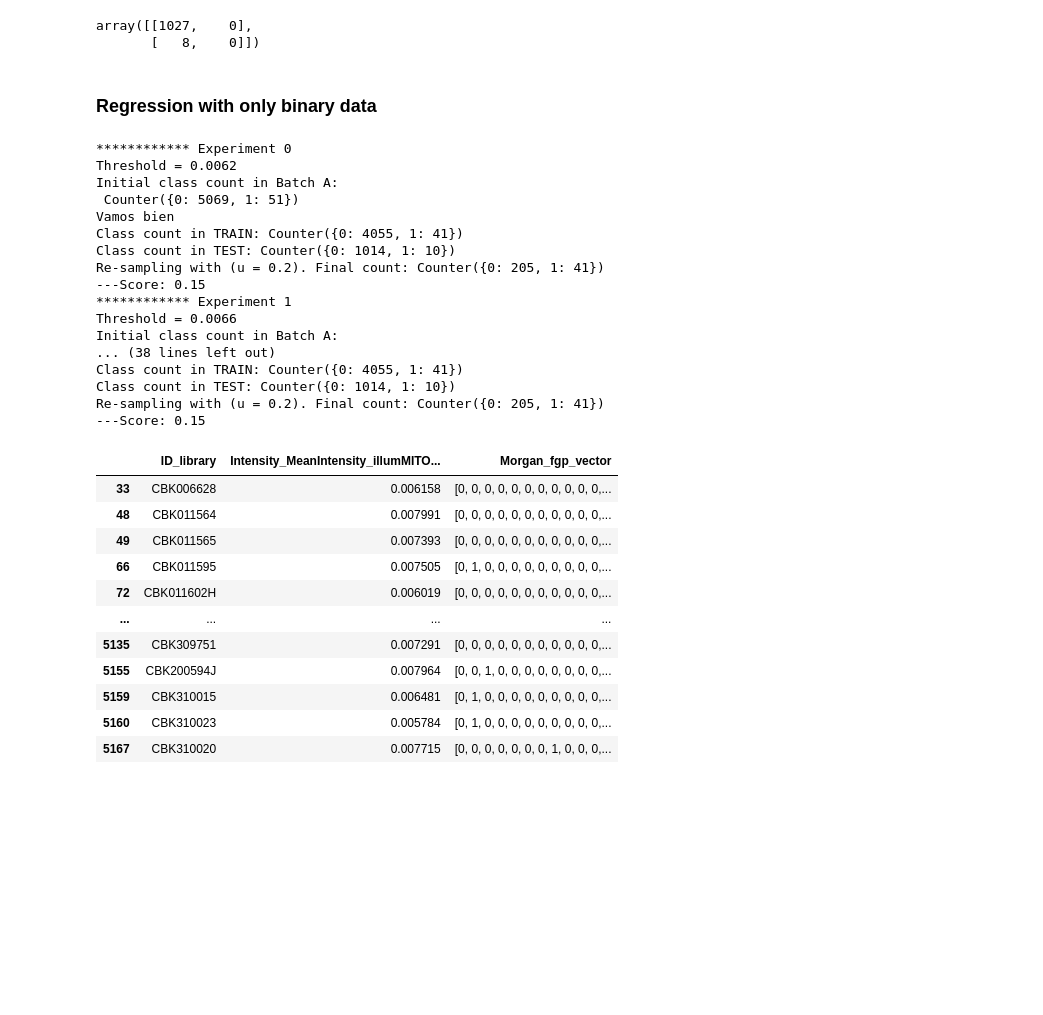
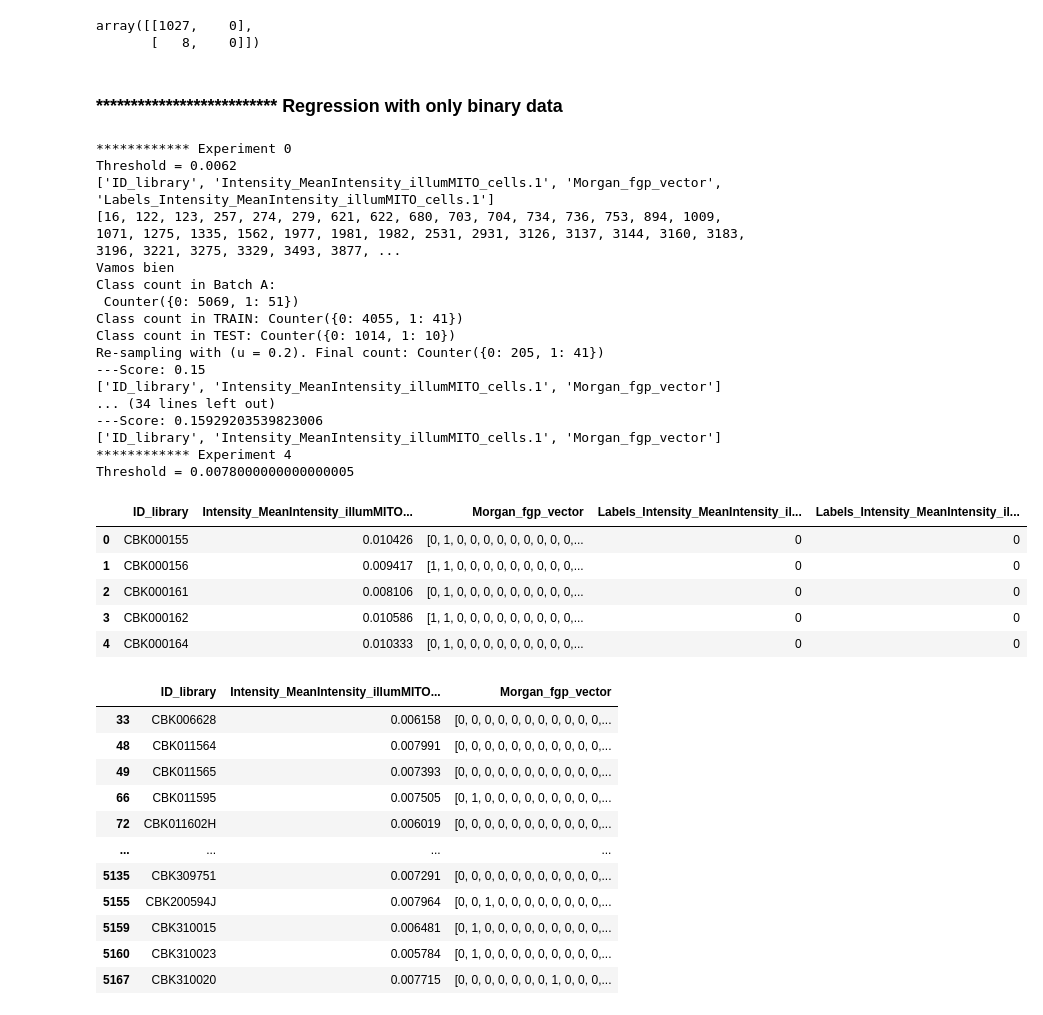
Before and after one commit to pharmbio/Thesis_ActLearn_DOP_2022, a Jupyter notebook: main/supervised_learning/data_creation.ipynb, the cells around one changed output. Cells and saved outputs as stored; diff of their text form; code cells hidden in the pictures; blank space fills up the shorter version.

Commit message:
Playith with threshold values

```diff
--- a/main/supervised_learning/data_creation.ipynb
+++ b/main/supervised_learning/data_creation.ipynb
@@ -93,5 +92,5 @@ The duplicate columns are:
 # %%
-dup_cols[8] = 'Intensity_MeanIntensity_illumMITO_cells'
+dup_cols[-1] = 'Intensity_MeanIntensity_illumMITO_cells'
 # %%
 # Check if Intensity_MeanIntensity_illumMITO_cells is a repeate column
 #sss_batchA['Intensity_MeanIntensity_illumMITO_cells'].equals(sss_batchA['Intensity_MeanIntensity_illumMITO_cells.1'])
@@ -291,4 +288,4 @@ cf_lss_mo
 array([[1027,    0],
        [   8,    0]])
 # %% [markdown]
-### Regression with only binary data
+### ************************** Regression with only binary data
@@ -302,18 +292,39 @@ under_sampler = RandomUnderSampler(sampling_strategy = 0.2 ,random_state=42)
 # %%
+df_morgan_data = data[['ID_library','Intensity_MeanIntensity_illumMITO_cells.1','Morgan_fgp_vector']]
+df_morgan_data.head(5)
+# ------ Classifier:
+#clf = AdaBoostClassifier(DecisionTreeClassifier(max_depth = 3), n_estimators = 100, random_state = 84723)
+# ------ Sampling method
+#under_sampler = RandomUnderSampler(sampling_strategy = 0.2 ,random_state=42)
+
 counter = 0
 score_matrix = []
+u = 0.2 # Under sampling rate
 for tr in np.arange(0.0062,0.0082,0.0004):
+
+    # ------ Classifier:
+    clf = AdaBoostClassifier(DecisionTreeClassifier(max_depth = 3), n_estimators = 100, random_state = 84723)
+    # ------ Sampling method
+    under_sampler = RandomUnderSampler(sampling_strategy = u ,random_state=42)
 
     print(f'************ Experiment {counter}')
     print(f'Threshold = {tr}')
 
     # Get labels according to the threshold
-    df_training_mo_tr = fun.labelling_v2(df_training_morgan, 'Intensity_MeanIntensity_illumMITO_cells.1',3, 1, 0, tr)
-    print(f'Initial class count in Batch A:\n {Counter(y)}')
+    df_training_mo = fun.labelling_v2(data = df_morgan_data.copy(), col_reference = 'Intensity_MeanIntensity_illumMITO_cells.1',
+                     labels_position = 3, label_positive = 1, label_negative = 0, threshold = tr)
+    print(list(df_training_mo.columns.values))
 
     #--------- Check that everythinG is unique
     # Find duplications and store for cleaning
+    #df_training_mo_duplicates = df_training_mo[df_training_mo['Morgan_fgp_vector'].duplicated(keep=False)]
+    # Create a df with unique Morgan fg only
+    #df_training_mo = df_training_mo.drop(df_training_mo_duplicates.index.tolist())
+    # Check if there are positive labels. Drop al the rest
+    #df_training_mo_duplicates = df_training_mo_duplicates[df_training_mo_duplicates['Labels_Intensity_MeanIntensity_illumMITO_cells.1']==1]
+
     df_training_mo_duplicates = df_training_mo[df_training_mo['Morgan_fgp_vector'].duplicated(keep=False)]
+    print(df_training_mo_duplicates.index.tolist())
     # Create a df with unique Morgan fg only
     df_training_mo = df_training_mo.drop(df_training_mo_duplicates.index.tolist())
     # Check if there are positive labels. Drop al the rest
@@ -330,6 +341,7 @@ for tr in np.arange(0.0062,0.0082,0.0004):
     X_morgan = df_training_mo['Morgan_fgp_vector'].tolist()
     X_morgan = np.asarray(X_morgan)
     y = df_training_mo['Labels_Intensity_MeanIntensity_illumMITO_cells.1'].values
+    print(f'Class count in Batch A:\n {Counter(y)}')
 
     # Split proportionally
     X_train, X_test, y_train, y_test = train_test_split(X_morgan, y, test_size=0.2, stratify=y, random_state=6752)
@@ -340,7 +352,7 @@ for tr in np.arange(0.0062,0.0082,0.0004):
     x_train_re_un, y_train_re_un = under_sampler.fit_resample(X_train, y_train)
 
     # summarize class distribution
-    print('Re-sampling with (u = {}). Final count: {}'.format(0.2, Counter(y_train_re_un)))
+    print('Re-sampling with (u = {}). Final count: {}'.format(u, Counter(y_train_re_un)))
 
     #------- Training and evaluating
     clf.fit(x_train_re_un, y_train_re_un)
@@ -350,24 +362,36 @@ for tr in np.arange(0.0062,0.0082,0.0004):
 
     score_matrix.append(score)
     counter += 1
+
+    df_training_mo = df_training_mo.drop('Labels_Intensity_MeanIntensity_illumMITO_cells.1', axis = 1)
+    print(list(df_training_mo.columns.values))
 # %% [output]
 ************ Experiment 0
 Threshold = 0.0062
-Initial class count in Batch A:
+['ID_library', 'Intensity_MeanIntensity_illumMITO_cells.1', 'Morgan_fgp_vector', 'Labels_Intensity_MeanIntensity_illumMITO_cells.1']
+[16, 122, 123, 257, 274, 279, 621, 622, 680, 703, 704, 734, 736, 753, 894, 1009, 1071, 1275, 1335, 1562, 1977, 1981, 1982, 2531, 2931, 3126, 3137, 3144, 3160, 3183, 3196, 3221, 3275, 3329, 3493, 3877, ...
+Vamos bien
+Class count in Batch A:
  Counter({0: 5069, 1: 51})
-Vamos bien
 Class count in TRAIN: Counter({0: 4055, 1: 41})
 Class count in TEST: Counter({0: 1014, 1: 10})
 Re-sampling with (u = 0.2). Final count: Counter({0: 205, 1: 41})
 ---Score: 0.15
-************ Experiment 1
-Threshold = 0.0066
-Initial class count in Batch A:
-... (38 lines left out)
-Class count in TRAIN: Counter({0: 4055, 1: 41})
-Class count in TEST: Counter({0: 1014, 1: 10})
-Re-sampling with (u = 0.2). Final count: Counter({0: 205, 1: 41})
----Score: 0.15
+['ID_library', 'Intensity_MeanIntensity_illumMITO_cells.1', 'Morgan_fgp_vector']
+... (34 lines left out)
+---Score: 0.15929203539823006
+['ID_library', 'Intensity_MeanIntensity_illumMITO_cells.1', 'Morgan_fgp_vector']
+************ Experiment 4
+Threshold = 0.0078000000000000005
+# %%
+df_morgan_data.head()
+# %% [output]
+|  | ID_library | Intensity_MeanIntensity_illumMITO... | Morgan_fgp_vector | Labels_Intensity_MeanIntensity_il... | Labels_Intensity_MeanIntensity_il... |
+| 0 | CBK000155 | 0.010426 | [0, 1, 0, 0, 0, 0, 0, 0, 0, 0, 0,... | 0 | 0 |
+| 1 | CBK000156 | 0.009417 | [1, 1, 0, 0, 0, 0, 0, 0, 0, 0, 0,... | 0 | 0 |
+| 2 | CBK000161 | 0.008106 | [0, 1, 0, 0, 0, 0, 0, 0, 0, 0, 0,... | 0 | 0 |
+| 3 | CBK000162 | 0.010586 | [1, 1, 0, 0, 0, 0, 0, 0, 0, 0, 0,... | 0 | 0 |
+| 4 | CBK000164 | 0.010333 | [0, 1, 0, 0, 0, 0, 0, 0, 0, 0, 0,... | 0 | 0 |
 # %%
 df_training_morgan[df_training_morgan['Intensity_MeanIntensity_illumMITO_cells.1']<0.008]
 # %% [output]
```
Also changed, not shown: parts of 14 cells of this notebook.
